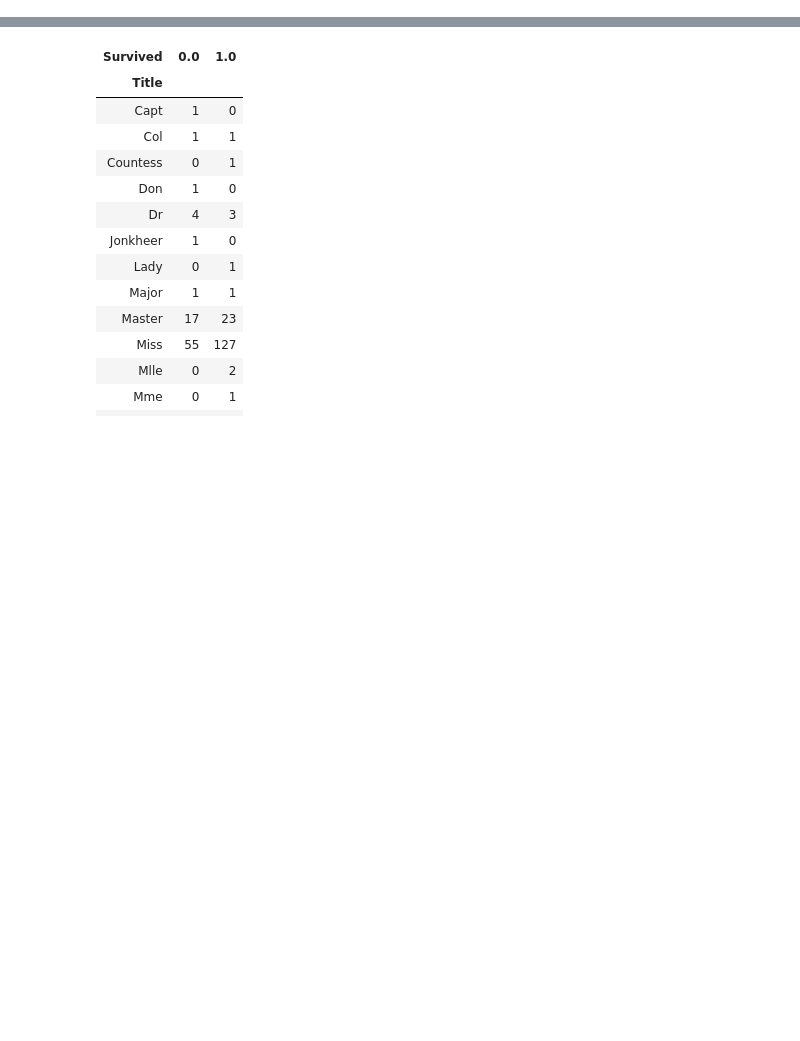
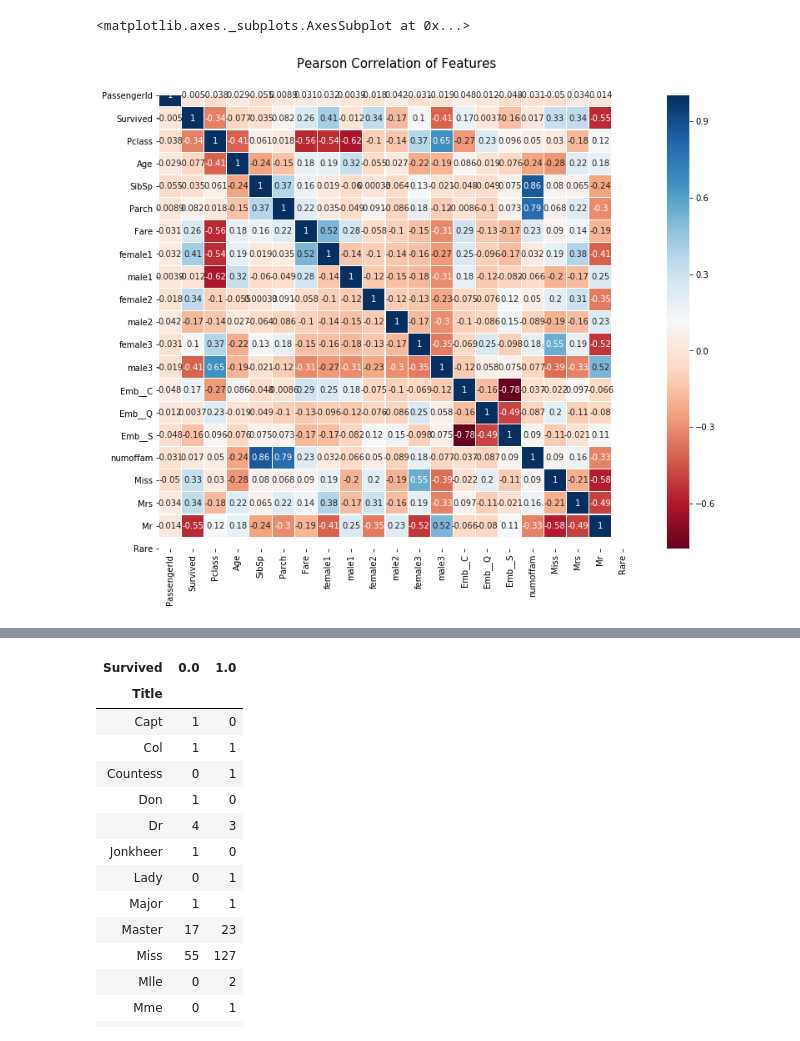
Before and after one commit to gokhankesler/titanic-ml, a Jupyter notebook: Titanic.ipynb, the cells around one changed output, grey strips where cells are left out. Saved outputs shown, nothing was run; the diff lists cells and outputs as text; code cells hidden in the pictures; blank space fills up the shorter version.

```diff
--- a/Titanic.ipynb
+++ b/Titanic.ipynb
@@ -92,0 +220,27 @@ result['IsFemale']=(result['Sex']=='female').astype(int)
+# %%
+df_embarked=pd.get_dummies(result['Embarked'],prefix='Emb_')
+result=pd.concat([result, df_embarked], axis=1, sort=False)
+# %%
+df_sex=pd.get_dummies(result['Pclass'],prefix='Pclass')
+df_class =pd.get_dummies(result['Sex'])
+df_sex_class = pd.concat([df_class.mul(col,axis='rows').add_suffix(i[-1]) for i,col in df_sex.items()],axis=1)
+result=pd.concat([result, df_sex_class], axis=1, sort=False)
+# %%
+result['numoffam']=result['SibSp']+result['Parch']+1
+# %%
+result['Title'] = result.Name.str.extract(' ([A-Za-z]+)\.', expand=False)
+result['Miss']=(result['Title']=='Miss').astype(int)
+result['Mrs']=(result['Title']=='Mrs').astype(int)
+result['Mr']=(result['Title']=='Mr').astype(int)
+result['Rare']=(result['Title']=='Rare').astype(int)
+# %%
+numerics = ['int16', 'int32', 'int64', 'float16', 'float32', 'float64', 'uint8']
+result_v2= result.select_dtypes(include=numerics)
+colormap = plt.cm.RdBu
+plt.figure(figsize=(14,10))
+plt.title('Pearson Correlation of Features', y=1.05, size=15)
+sns.heatmap(result_v2.astype(float).corr(),linewidths=0.1,vmax=1.0,
+            square=True, cmap=colormap, linecolor='white', annot=True)
+# %% [output]
+<matplotlib.axes._subplots.AxesSubplot at 0x...>
+[figure, added]
```
Also changed, not shown: parts of 200 cells of this notebook, 1 other file.
